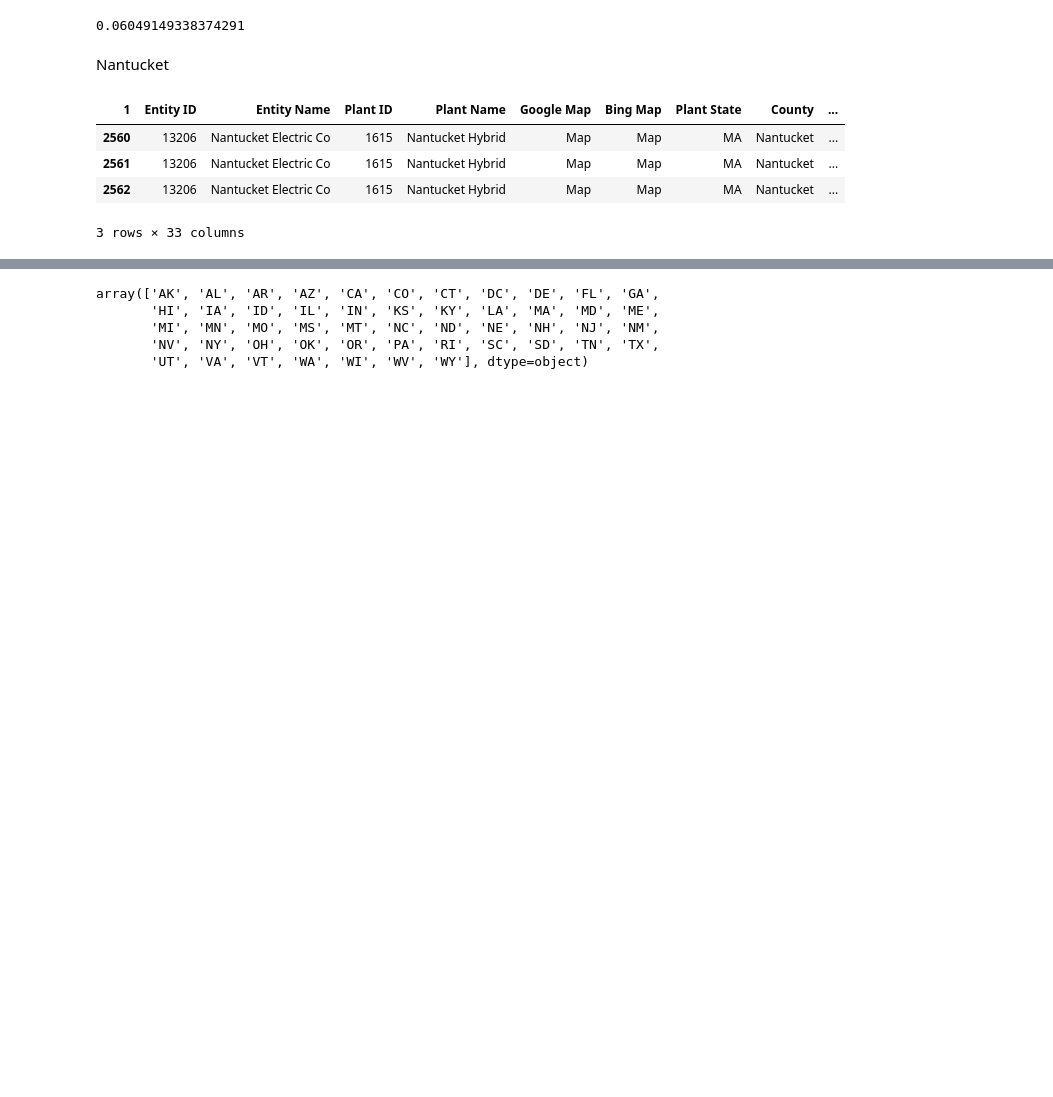
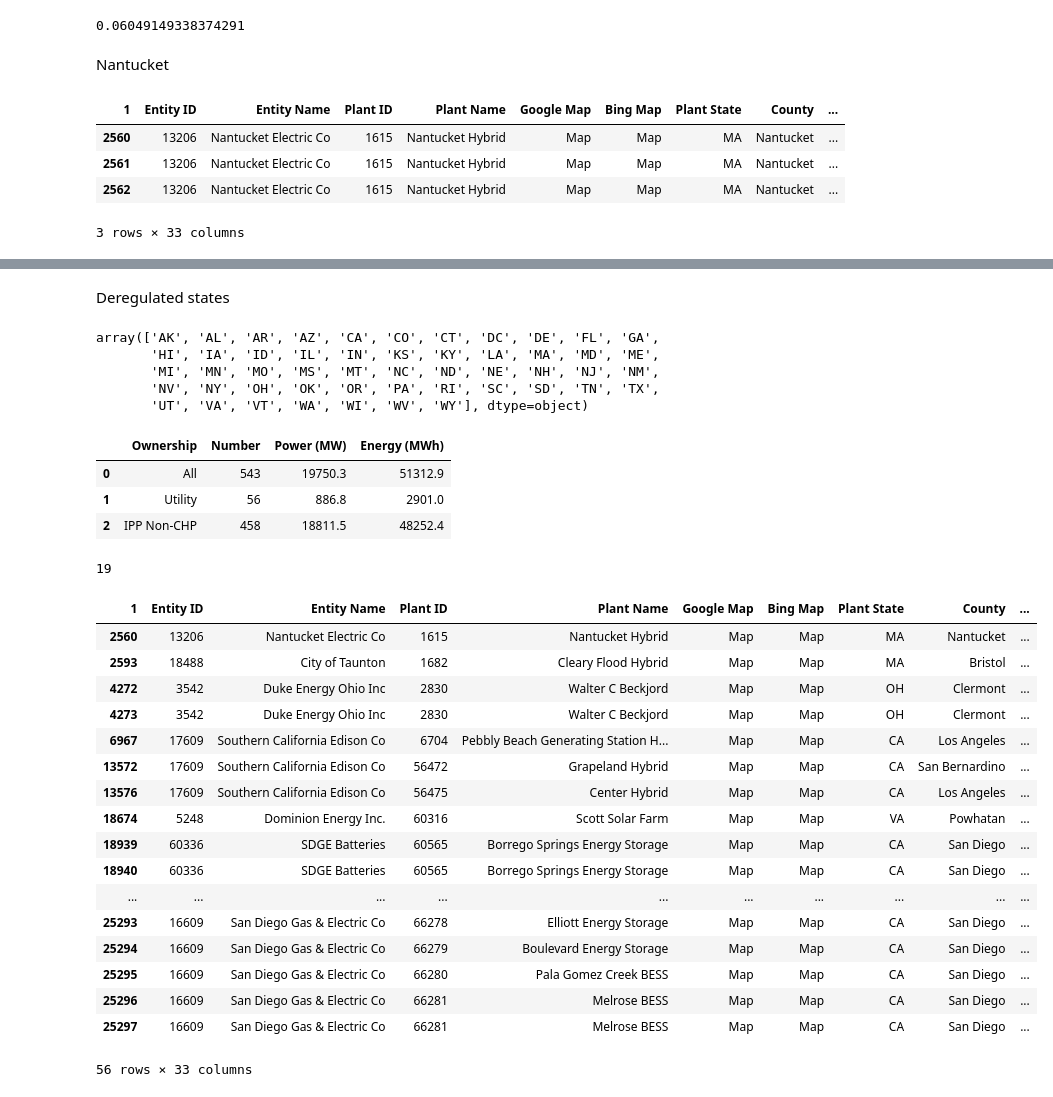
Before and after one commit to mit-shin-group/storage-value, a Jupyter notebook: notebooks/storage_eia860.ipynb, the cells around one changed output, grey strips where cells are left out. Cells and saved outputs as stored; diff of their text form; code cells hidden in the pictures; blank space fills up the shorter version.

```diff
--- a/notebooks/storage_eia860.ipynb
+++ b/notebooks/storage_eia860.ipynb
@@ -187,3 +157,5 @@ df[(df["Technology"] == "Batteries") & df["Balancing Authority Code"].isin(iso_l
+# %% [markdown]
+Deregulated states
 # %%
 np.sort(df["Plant State"].unique()[:-1])
 # %% [output]
@@ -195,3 +167,51 @@ array(['AK', 'AL', 'AR', 'AZ', 'CA', 'CO', 'CT', 'DC', 'DE', 'FL', 'GA',
 # %%
 # https://quickelectricity.com/deregulated-energy-states/, Oregon is deregulated for electricity but not for gas
 deregulated_states = ['CA', 'CT', 'DE', 'GA', 'IL', 'ME', 'MD', 'MA', 'MI', 'NH', 'NJ', 'NY', 'OH', 'PA', 'RI', 'TX', 'VA', 'DC', 'OR']
+# %%
+results = dict({"Ownership": ["All", "Utility", "IPP Non-CHP"],
+                "Number": [len(df[(df["Technology"] == "Batteries") & (df["Balancing Authority Code"].isin(iso_list)) & (df["Plant State"].isin(deregulated_states)) & (df["Status"] == "(OP) Operating")]),
+                           len(df[(df["Technology"] == "Batteries") & df["Balancing Authority Code"].isin(iso_list) & (df["Sector"] == "Electric Utility") & (df["Plant State"].isin(deregulated_states)) & (df["Status"] == "(OP) Operating")]),
+                           len(df[(df["Technology"] == "Batteries") & df["Balancing Authority Code"].isin(iso_list) & (df["Sector"] == "IPP Non-CHP") & (df["Plant State"].isin(deregulated_states)) & (df["Status"] == "(OP) Operating")])
+                          ],
+                "Power (MW)": [
+                    round(df[(df["Technology"] == "Batteries") & df["Balancing Authority Code"].isin(iso_list) & (df["Plant State"].isin(deregulated_states)) & (df["Status"] == "(OP) Operating")]["Nameplate Capacity (MW)"].sum(), 2),
+                    round(df[(df["Technology"] == "Batteries") & df["Balancing Authority Code"].isin(iso_list) & (df["Sector"] == "Electric Utility") & (df["Plant State"].isin(deregulated_states)) & (df["Status"] == "(OP) Operating")]["Nameplate Capacity (MW)"].sum(), 2),
+                    round(df[(df["Technology"] == "Batteries") & df["Balancing Authority Code"].isin(iso_list) & (df["Sector"] == "IPP Non-CHP") & (df["Plant State"].isin(deregulated_states)) & (df["Status"] == "(OP) Operating")]["Nameplate Capacity (MW)"].sum(), 2)
+                ],
+                "Energy (MWh)": [
+                    round(df[(df["Technology"] == "Batteries") & df["Balancing Authority Code"].isin(iso_list) & (df["Plant State"].isin(deregulated_states)) & (df["Status"] == "(OP) Operating")]["Nameplate Energy Capacity (MWh)"].replace(" ", 0).sum(), 2),
+                    round(df[(df["Technology"] == "Batteries") & df["Balancing Authority Code"].isin(iso_list) & (df["Sector"] == "Electric Utility") & (df["Plant State"].isin(deregulated_states)) & (df["Status"] == "(OP) Operating")]["Nameplate Energy Capacity (MWh)"].sum(), 2),
+                    round(df[(df["Technology"] == "Batteries") & df["Balancing Authority Code"].isin(iso_list) & (df["Sector"] == "IPP Non-CHP") & (df["Plant State"].isin(deregulated_states)) & (df["Status"] == "(OP) Operating")]["Nameplate Energy Capacity (MWh)"].replace(" ", 0).sum(), 2)
+                ]})
+pd.DataFrame(results)
+# %% [output]
+|  | Ownership | Number | Power (MW) | Energy (MWh) |
+| 0 | All | 543 | 19750.3 | 51312.9 |
+| 1 | Utility | 56 | 886.8 | 2901.0 |
+| 2 | IPP Non-CHP | 458 | 18811.5 | 48252.4 |
+# %%
+len(deregulated_states)
+# %% [output]
+19
+# %%
+df[(df["Technology"] == "Batteries") & df["Balancing Authority Code"].isin(iso_list) & (df["Sector"] == "Electric Utility") & (df["Plant State"].isin(deregulated_states)) & (df["Status"] == "(OP) Operating")]
+#df[(df["Technology"] == "Batteries") & df["Balancing Authority Code"].isin(iso_list) & (df["Sector"] == "Electric Utility") & (df["Plant State"].isin(deregulated_states))].to_excel("../data/deregulated_utility_batteries.xlsx", index=False, engine="openpyxl")
+# %% [output]
+| 1 | Entity ID | Entity Name | Plant ID | Plant Name | Google Map | Bing Map | Plant State | County | ... |
+| 2560 | 13206 | Nantucket Electric Co | 1615 | Nantucket Hybrid | Map | Map | MA | Nantucket | ... |
+| 2593 | 18488 | City of Taunton | 1682 | Cleary Flood Hybrid | Map | Map | MA | Bristol | ... |
+| 4272 | 3542 | Duke Energy Ohio Inc | 2830 | Walter C Beckjord | Map | Map | OH | Clermont | ... |
+| 4273 | 3542 | Duke Energy Ohio Inc | 2830 | Walter C Beckjord | Map | Map | OH | Clermont | ... |
+| 6967 | 17609 | Southern California Edison Co | 6704 | Pebbly Beach Generating Station H... | Map | Map | CA | Los Angeles | ... |
+| 13572 | 17609 | Southern California Edison Co | 56472 | Grapeland Hybrid | Map | Map | CA | San Bernardino | ... |
+| 13576 | 17609 | Southern California Edison Co | 56475 | Center Hybrid | Map | Map | CA | Los Angeles | ... |
+| 18674 | 5248 | Dominion Energy Inc. | 60316 | Scott Solar Farm | Map | Map | VA | Powhatan | ... |
+| 18939 | 60336 | SDGE Batteries | 60565 | Borrego Springs Energy Storage | Map | Map | CA | San Diego | ... |
+| 18940 | 60336 | SDGE Batteries | 60565 | Borrego Springs Energy Storage | Map | Map | CA | San Diego | ... |
+| ... | ... | ... | ... | ... | ... | ... | ... | ... | ... |
+| 25293 | 16609 | San Diego Gas & Electric Co | 66278 | Elliott Energy Storage | Map | Map | CA | San Diego | ... |
+| 25294 | 16609 | San Diego Gas & Electric Co | 66279 | Boulevard Energy Storage | Map | Map | CA | San Diego | ... |
+| 25295 | 16609 | San Diego Gas & Electric Co | 66280 | Pala Gomez Creek BESS | Map | Map | CA | San Diego | ... |
+| 25296 | 16609 | San Diego Gas & Electric Co | 66281 | Melrose BESS | Map | Map | CA | San Diego | ... |
+| 25297 | 16609 | San Diego Gas & Electric Co | 66281 | Melrose BESS | Map | Map | CA | San Diego | ... |
+56 rows × 33 columns
```
Also changed, not shown: parts of 6 cells of this notebook, 39 other files.
